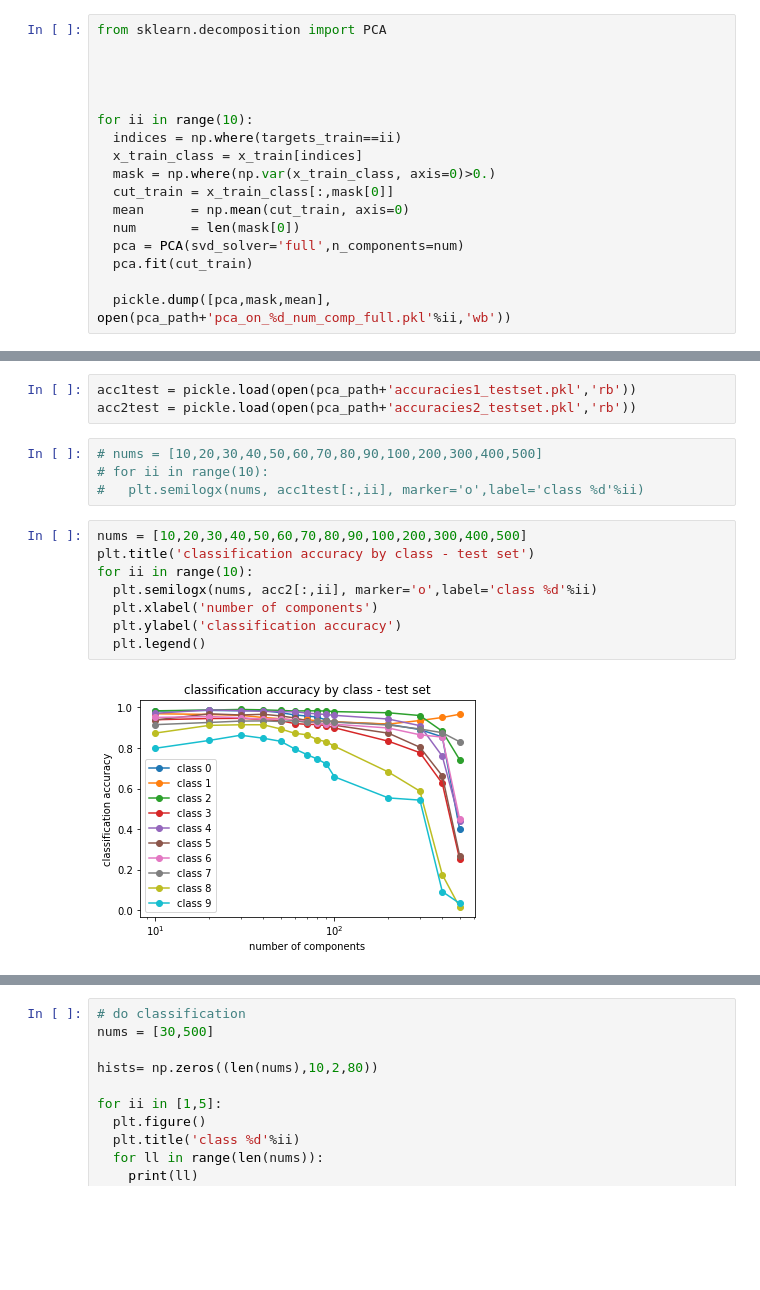
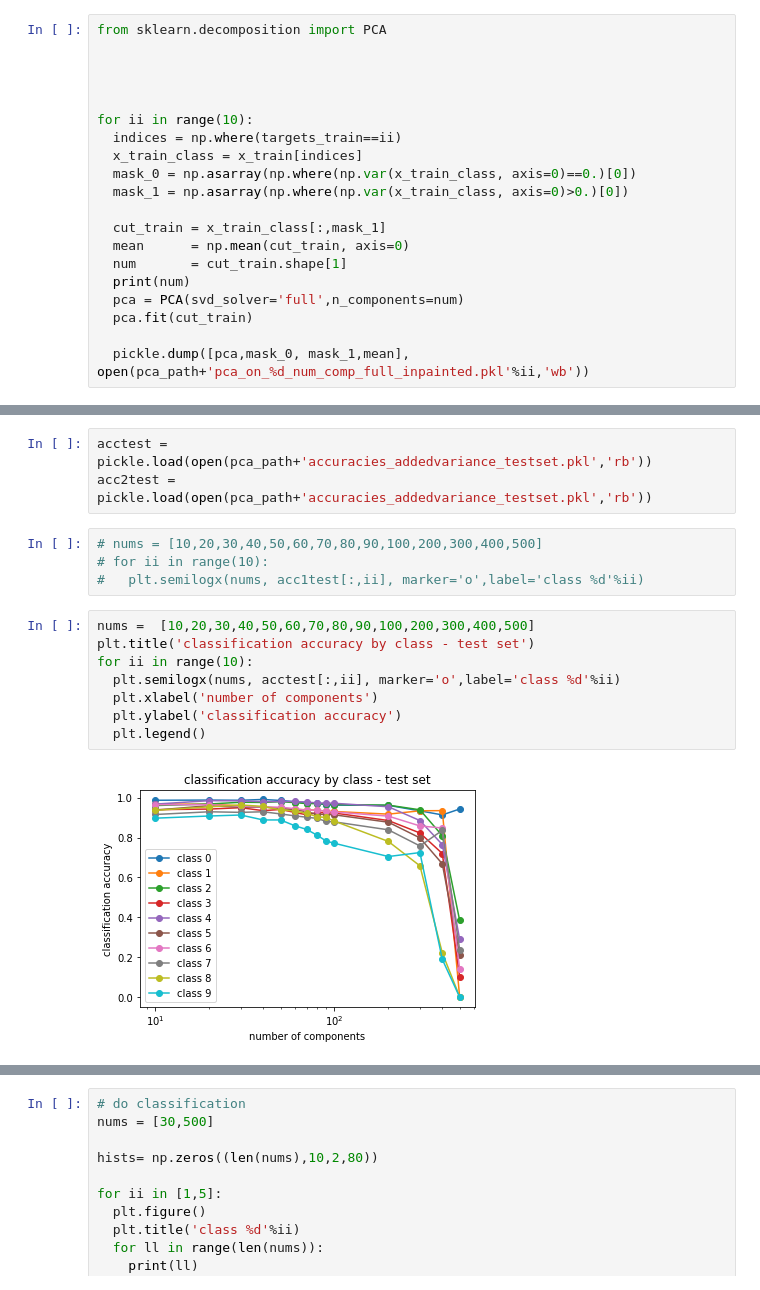
Before and after one commit to VMBoehm/DeNoPa, a Jupyter notebook: ClassificationWithPCA.ipynb, the cells around one changed output, grey strips where cells are left out. Cells and saved outputs as stored; diff of their text form; blank space fills up the shorter version.

Commit message:
inpainting noise, results send to Uros, some stability tests

```diff
--- a/ClassificationWithPCA.ipynb
+++ b/ClassificationWithPCA.ipynb
@@ -76,13 +76,16 @@ from sklearn.decomposition import PCA
 for ii in range(10):
   indices = np.where(targets_train==ii)
   x_train_class = x_train[indices]
-  mask = np.where(np.var(x_train_class, axis=0)>0.)
-  cut_train = x_train_class[:,mask[0]]
+  mask_0 = np.asarray(np.where(np.var(x_train_class, axis=0)==0.)[0])
+  mask_1 = np.asarray(np.where(np.var(x_train_class, axis=0)>0.)[0])
+
+  cut_train = x_train_class[:,mask_1]
   mean      = np.mean(cut_train, axis=0)
-  num       = len(mask[0])
+  num       = cut_train.shape[1]
+  print(num)
   pca = PCA(svd_solver='full',n_components=num)
   pca.fit(cut_train)
 
-  pickle.dump([pca,mask,mean], open(pca_path+'pca_on_%d_num_comp_full.pkl'%ii,'wb'))
+  pickle.dump([pca,mask_0, mask_1,mean], open(pca_path+'pca_on_%d_num_comp_full_inpainted.pkl'%ii,'wb'))
 # %% [output]
 563
@@ -179,20 +224,20 @@ acc 2: 0.03369672943508424
 # %%
-acc1test = pickle.load(open(pca_path+'accuracies1_testset.pkl','rb'))
-acc2test = pickle.load(open(pca_path+'accuracies2_testset.pkl','rb'))
+acctest = pickle.load(open(pca_path+'accuracies_addedvariance_testset.pkl','rb'))
+acc2test = pickle.load(open(pca_path+'accuracies_addedvariance_testset.pkl','rb'))
 # %%
 # nums = [10,20,30,40,50,60,70,80,90,100,200,300,400,500]
 # for ii in range(10):
 #   plt.semilogx(nums, acc1test[:,ii], marker='o',label='class %d'%ii)
 # %%
-nums = [10,20,30,40,50,60,70,80,90,100,200,300,400,500]
+nums =  [10,20,30,40,50,60,70,80,90,100,200,300,400,500]
 plt.title('classification accuracy by class - test set')
 for ii in range(10):
-  plt.semilogx(nums, acc2[:,ii], marker='o',label='class %d'%ii)
+  plt.semilogx(nums, acctest[:,ii], marker='o',label='class %d'%ii)
   plt.xlabel('number of components')
   plt.ylabel('classification accuracy')
   plt.legend()
 # %% [output]
-[figure, old version]
+[figure, new version]
 # %%
 nums = [10,20,30,40,50,60,70,80,90,100,200,300,400,500]
 plt.figure()
```
Also changed, not shown: parts of 13 cells of this notebook.
